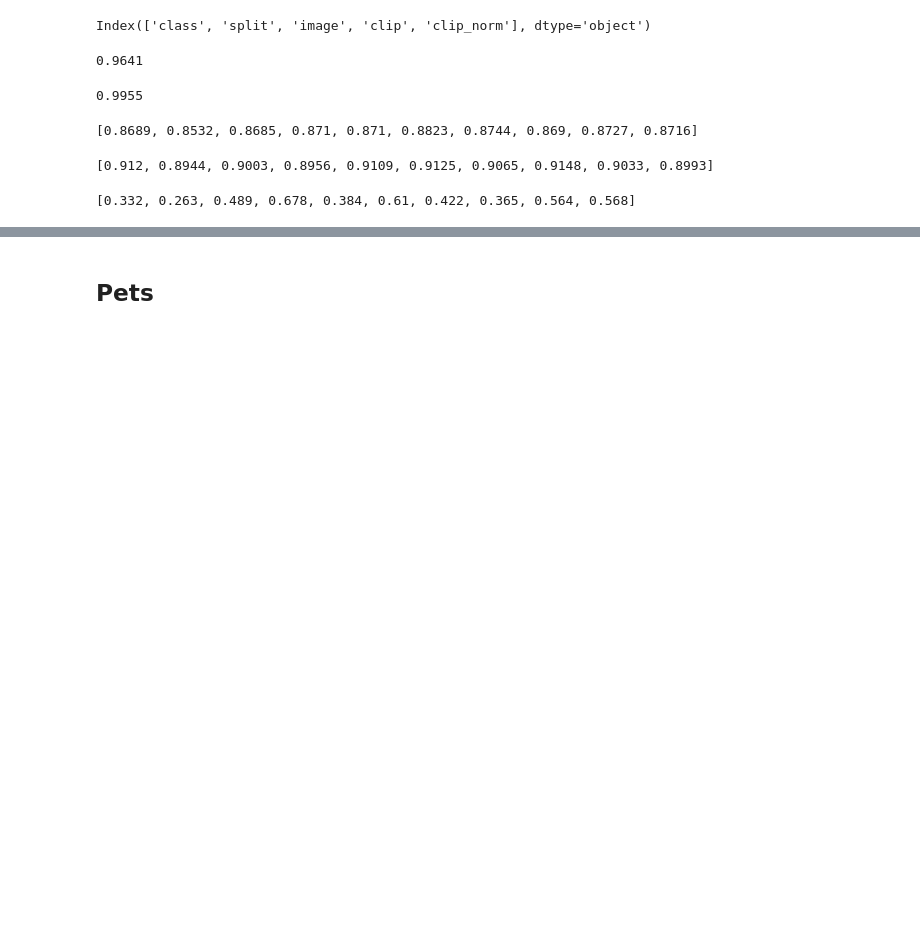
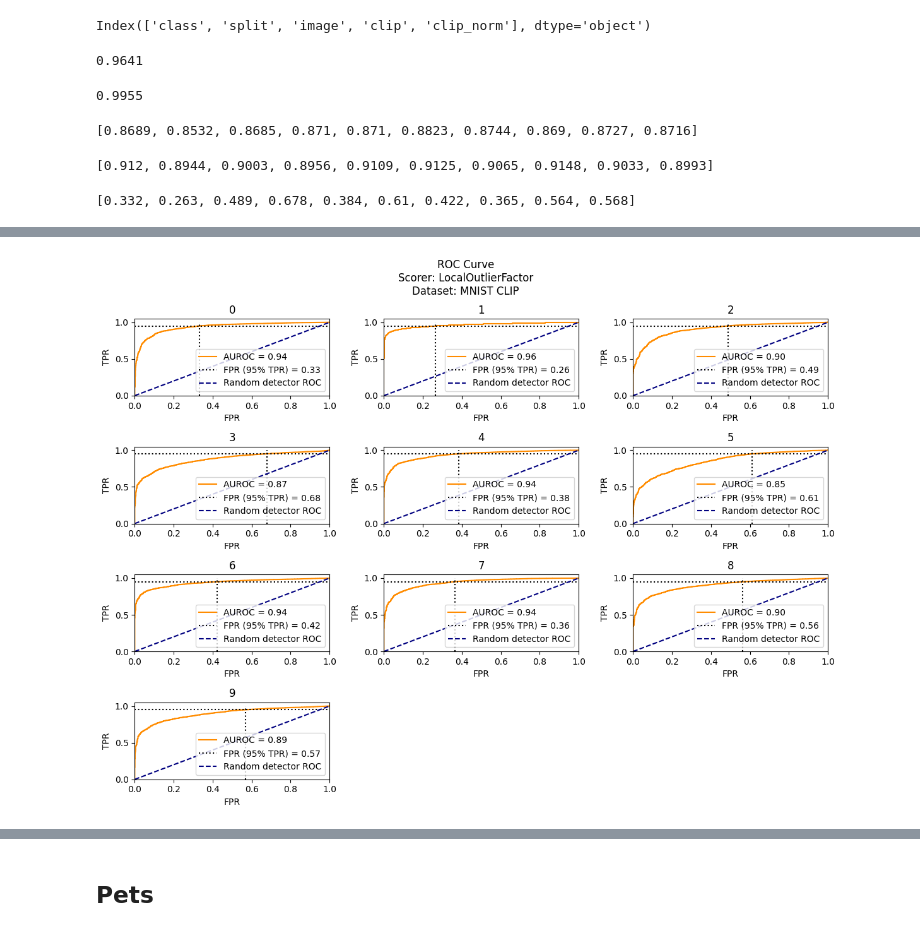
Before and after one commit to richardmillson/robust-classification, a Jupyter notebook: experiments.ipynb, the cells around one changed output, grey strips where cells are left out. Drawn from its saved outputs; the diff is of its cells as text; code cells hidden in the pictures; blank space fills up the shorter version.

```diff
--- a/experiments.ipynb
+++ b/experiments.ipynb
@@ -159,3 +117,36 @@ def plot_roc(models: pd.DataFrame) -> None:
+# %%
+def plot_roc(row: pd.Series | Mapping,
+             ax: Axes | None = None,
+             **kwargs) -> Axes:
+    """
+    Adapted from plot_roc defined at
+    https://github.com/tayden/ood-metrics/blob/main/ood_metrics/plots.py
+    """
+    if not ax:
+        ax = plt.gca()
+
+    fpr, tpr, _ = roc_curve(row["decision_true"], row["scores"])
+    tpr95 = ood_metrics.fpr_at_95_tpr(row["scores"], row["decision_true"])
+    roc_auc = ood_metrics.auroc(row["scores"], row["decision_true"])
+
+    ax.plot(fpr, tpr, color="darkorange", label="AUROC = %0.2f" % roc_auc)
+    ax.plot([0, 1], [0.95, 0.95],
+            color="black",
+            linestyle=":",
+            label="FPR (95%% TPR) = %0.2f" % tpr95)
+    ax.plot([tpr95, tpr95], [0, 1], color="black", linestyle=":")
+    ax.plot([0, 1], [0, 1],
+            color="navy",
+            linestyle="--",
+            label="Random detector ROC")
+    ax.set(
+        xlim=[0.0, 1.0],
+        ylim=[0.0, 1.05],
+        xlabel="FPR",
+        ylabel="TPR",
+    )
+    ax.legend(loc="lower right")
+    return ax
 # %% [markdown]
 ## MNIST
 # %%
@@ -224,3 +221,10 @@ plot_roc(models)
+# %%
+multi_model_plot(models,
+                 plot_roc,
+                 plot_name="ROC Curve",
+                 data_name="MNIST CLIP")
+# %% [output]
+[figure, added]
 # %%
 models
 # %% [output]
```
Also changed, not shown: parts of 11 cells of this notebook.
